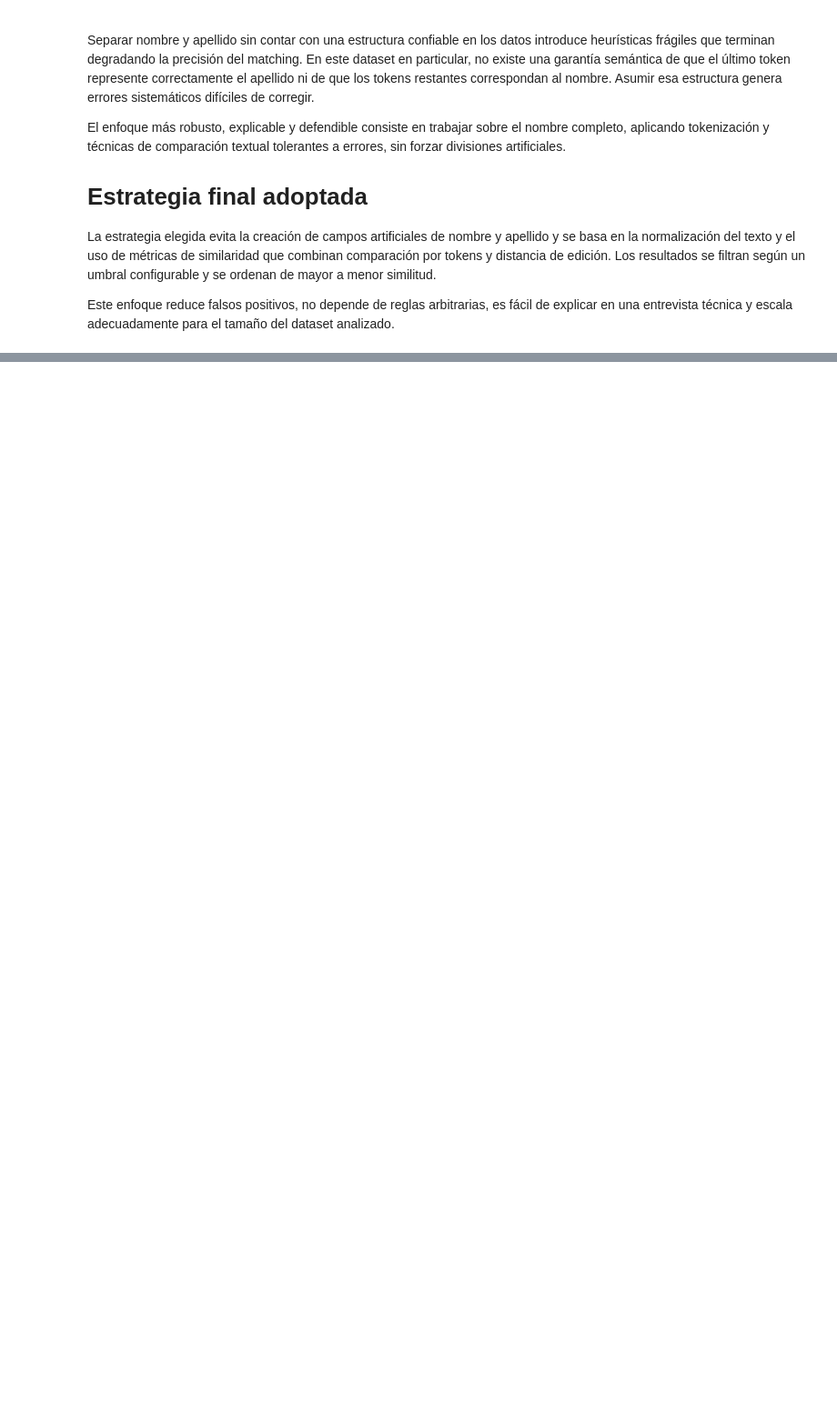
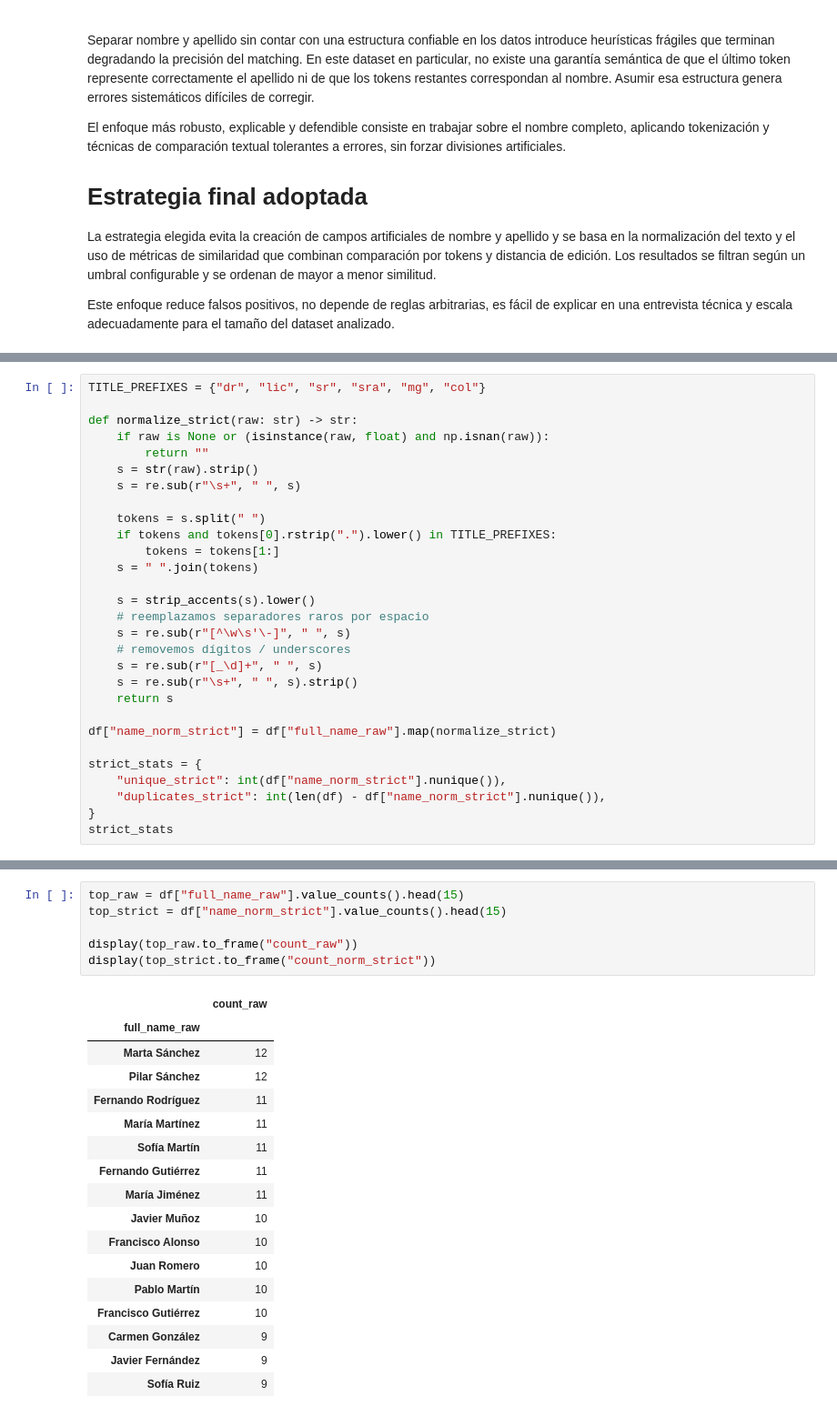
Before and after one commit to pedro-bonafe/api_meli_challenge, a Jupyter notebook: code/data_analisis.ipynb, the cells around one changed output, grey strips where cells are left out. Shown at 91% size. Saved outputs shown, nothing was run; the diff lists cells and outputs as text; blank space fills up the shorter version.

```diff
--- a/code/data_analisis.ipynb
+++ b/code/data_analisis.ipynb
@@ -201,0 +360,29 @@ Este enfoque reduce falsos positivos, no depende de reglas arbitrarias, es fáci
+# %%
+TITLE_PREFIXES = {"dr", "lic", "sr", "sra", "mg", "col"}
+
+def normalize_strict(raw: str) -> str:
+    if raw is None or (isinstance(raw, float) and np.isnan(raw)):
+        return ""
+    s = str(raw).strip()
+    s = re.sub(r"\s+", " ", s)
+
+    tokens = s.split(" ")
+    if tokens and tokens[0].rstrip(".").lower() in TITLE_PREFIXES:
+        tokens = tokens[1:]
+    s = " ".join(tokens)
+
+    s = strip_accents(s).lower()
+    # reemplazamos separadores raros por espacio
+    s = re.sub(r"[^\w\s'\-]", " ", s)
+    # removemos dígitos / underscores
+    s = re.sub(r"[_\d]+", " ", s)
+    s = re.sub(r"\s+", " ", s).strip()
+    return s
+
+df["name_norm_strict"] = df["full_name_raw"].map(normalize_strict)
+
+strict_stats = {
+    "unique_strict": int(df["name_norm_strict"].nunique()),
+    "duplicates_strict": int(len(df) - df["name_norm_strict"].nunique()),
+}
+strict_stats
@@ -201,0 +431,24 @@ Este enfoque reduce falsos positivos, no depende de reglas arbitrarias, es fáci
+# %%
+top_raw = df["full_name_raw"].value_counts().head(15)
+top_strict = df["name_norm_strict"].value_counts().head(15)
+
+display(top_raw.to_frame("count_raw"))
+display(top_strict.to_frame("count_norm_strict"))
+# %% [output]
+|  | count_raw |
+| full_name_raw |  |
+| Marta Sánchez | 12 |
+| Pilar Sánchez | 12 |
+| Fernando Rodríguez | 11 |
+| María Martínez | 11 |
+| Sofía Martín | 11 |
+| Fernando Gutiérrez | 11 |
+| María Jiménez | 11 |
+| Javier Muñoz | 10 |
+| Francisco Alonso | 10 |
+| Juan Romero | 10 |
+| Pablo Martín | 10 |
+| Francisco Gutiérrez | 10 |
+| Carmen González | 9 |
+| Javier Fernández | 9 |
+| Sofía Ruiz | 9 |
```
Also changed, not shown: parts of 40 cells of this notebook, 1 other file.
